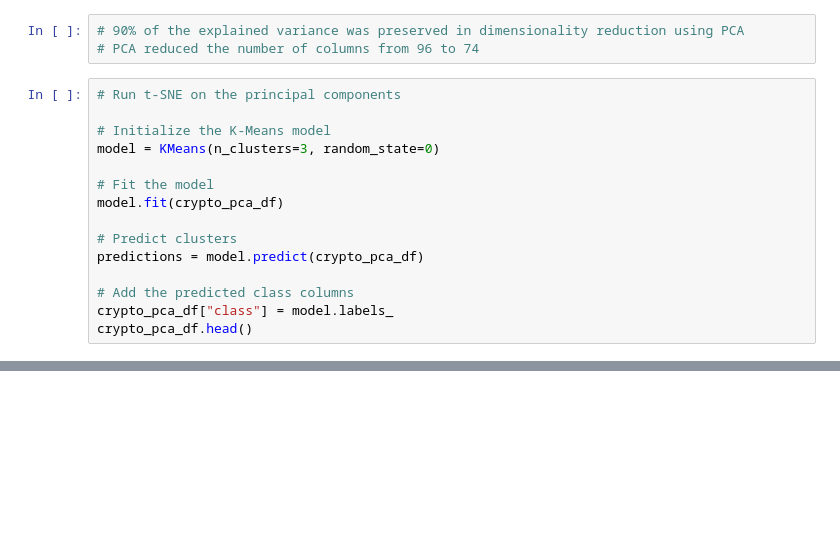
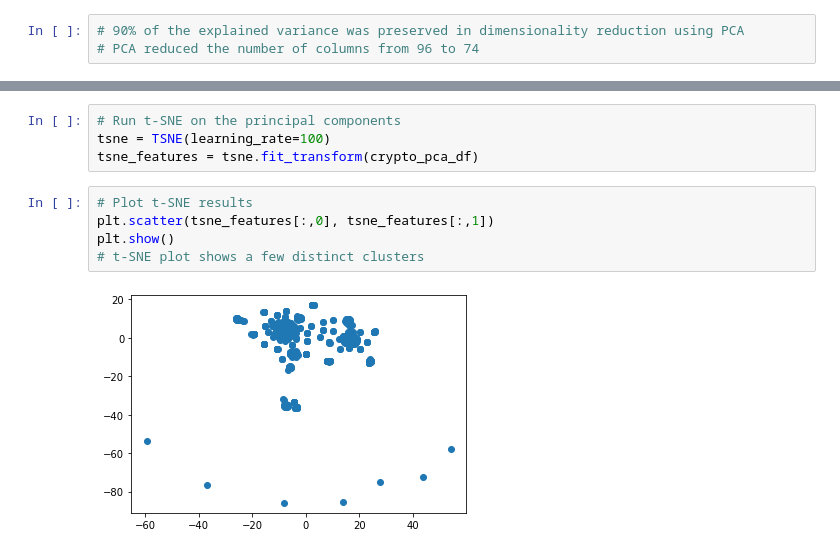
Before and after one commit to klbowman/Financial-Consultancy, a Jupyter notebook: CryptoDataAnalysis.ipynb, the cells around one changed output, grey strips where cells are left out. Cells and saved outputs as stored; diff of their text form; blank space fills up the shorter version.

Commit message:
Cluster analysis completed

```diff
--- a/CryptoDataAnalysis.ipynb
+++ b/CryptoDataAnalysis.ipynb
@@ -128,18 +130,3 @@ crypto_pca_df.head()
 # %%
 # 90% of the explained variance was preserved in dimensionality reduction using PCA
 # PCA reduced the number of columns from 96 to 74
-# %%
-# Run t-SNE on the principal components
-
-# Initialize the K-Means model
-model = KMeans(n_clusters=3, random_state=0)
-
-# Fit the model
-model.fit(crypto_pca_df)
-
-# Predict clusters
-predictions = model.predict(crypto_pca_df)
-
-# Add the predicted class columns
-crypto_pca_df["class"] = model.labels_
-crypto_pca_df.head()
@@ -153,0 +133,11 @@ crypto_pca_df.head()
+# %%
+# Run t-SNE on the principal components
+tsne = TSNE(learning_rate=100)
+tsne_features = tsne.fit_transform(crypto_pca_df)
+# %%
+# Plot t-SNE results
+plt.scatter(tsne_features[:,0], tsne_features[:,1])
+plt.show()
+# t-SNE plot shows a few distinct clusters
+# %% [output]
+[figure, added]
```
Also changed, not shown: parts of 6 cells of this notebook.
